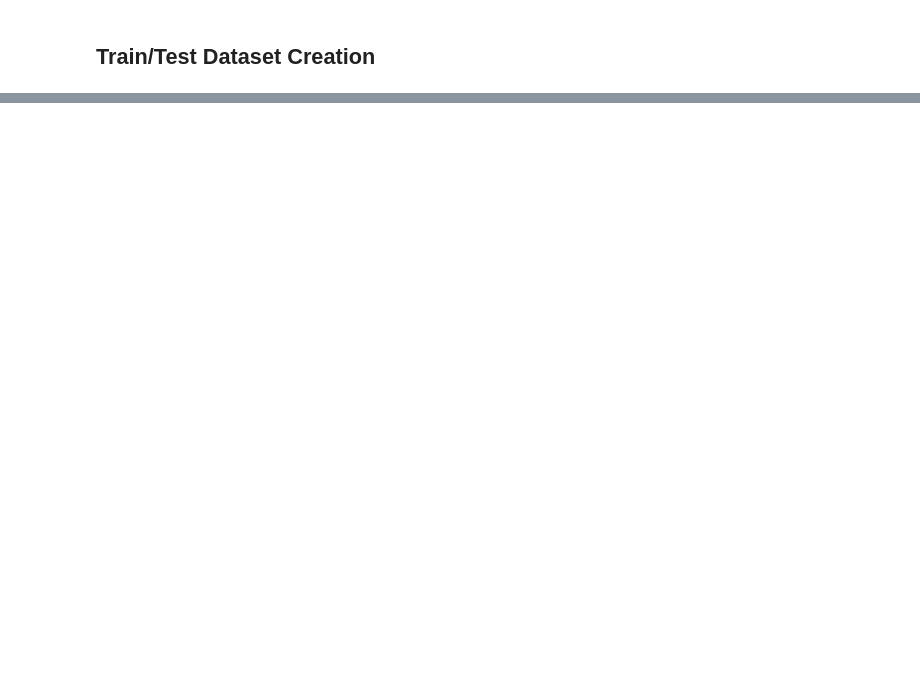
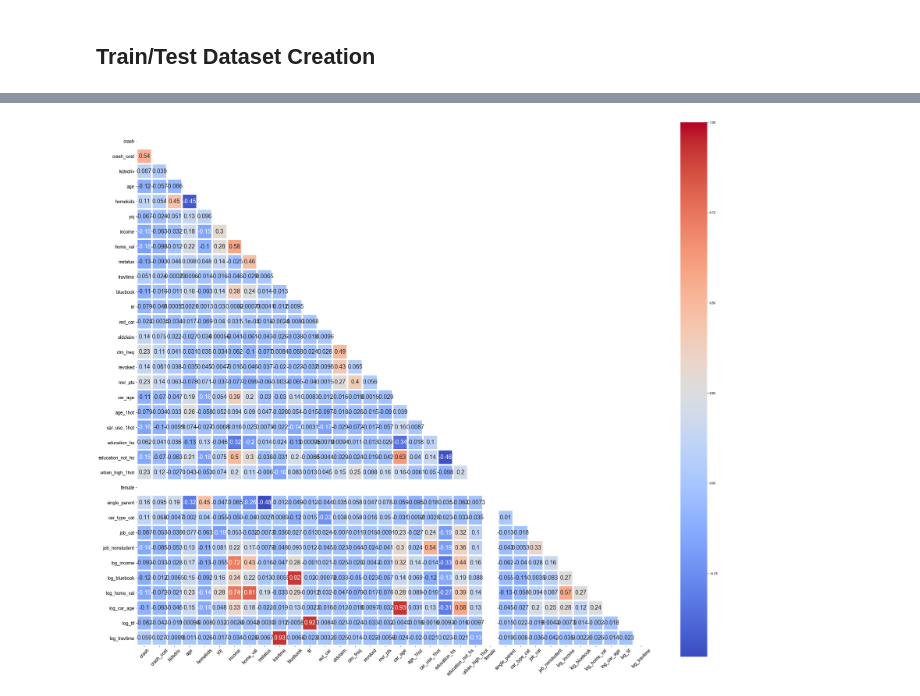
Before and after one commit to nzauner/Auto_Insurance, a Jupyter notebook: notebooks/auto_insurance_eda.ipynb, the cells around one changed output, grey strips where cells are left out. Cells and saved outputs as stored; diff of their text form; code cells hidden in the pictures; blank space fills up the shorter version.

```diff
--- a/notebooks/auto_insurance_eda.ipynb
+++ b/notebooks/auto_insurance_eda.ipynb
@@ -100,2 +142,27 @@ dtype: int64
+# %%
+#Log Transformations
+
+
+#income - replace zeros with the mean for log transformation
+modified_income = np.where(auto_insurance_df['income'] == 0, np.mean(auto_insurance_df['income']), auto_insurance_df['income'])
+auto_insurance_df['log_income'] = np.log(modified_income)
+
+#bluebook - replace zeros with the mean for log transformation
+modified_bluebook = np.where(auto_insurance_df['bluebook'] == 0, np.mean(auto_insurance_df['bluebook']), auto_insurance_df['bluebook'])
+auto_insurance_df['log_bluebook'] = np.log(modified_bluebook)
+
+#home_val - replace zeros with the mean for log transformation
+modified_homeval = np.where(auto_insurance_df['home_val'] == 0, np.mean(auto_insurance_df['home_val']), auto_insurance_df['home_val'])
+auto_insurance_df['log_home_val'] = np.log(modified_homeval)
+
+#car_age - replace zeros with the mean for log transformation
+modified_carage = np.where(auto_insurance_df['car_age'] == 0, np.mean(auto_insurance_df['car_age']), auto_insurance_df['car_age'])
+auto_insurance_df['log_car_age'] = np.log(modified_carage)
+
+#tif
+auto_insurance_df['log_tif'] = np.log(auto_insurance_df['tif'])
+
+#travel time
+auto_insurance_df['log_travtime'] = np.log(auto_insurance_df['travtime'])
 # %% [markdown]
 ## Initial Findings
@@ -103,0 +197,5 @@ dtype: int64
+# %%
+mask = np.zeros_like(auto_insurance_df.corr())
+triangle_indices = np.triu_indices_from(mask)
+mask[triangle_indices] = True
+mask
@@ -103,0 +210,12 @@ dtype: int64
+# %%
+plt.figure(figsize=(35,30))
+ax = sns.heatmap(auto_insurance_df.corr(method='pearson'), cmap="coolwarm", mask=mask, annot=True, annot_kws={"size": 18}, square=True, linewidths=4)
+sns.set_style('white')
+plt.xticks(fontsize=14, rotation=45)
+plt.yticks(fontsize=14, rotation=0)
+bottom, top = ax.get_ylim()
+ax.set_ylim(bottom + 0.5, top - 0.5)
+#plt.ylabel(ylabel=' ', labelpad=100)
+plt.show()
+# %% [output]
+[figure, added]
```
Also changed, not shown: parts of 14 cells of this notebook, 3 other files.
